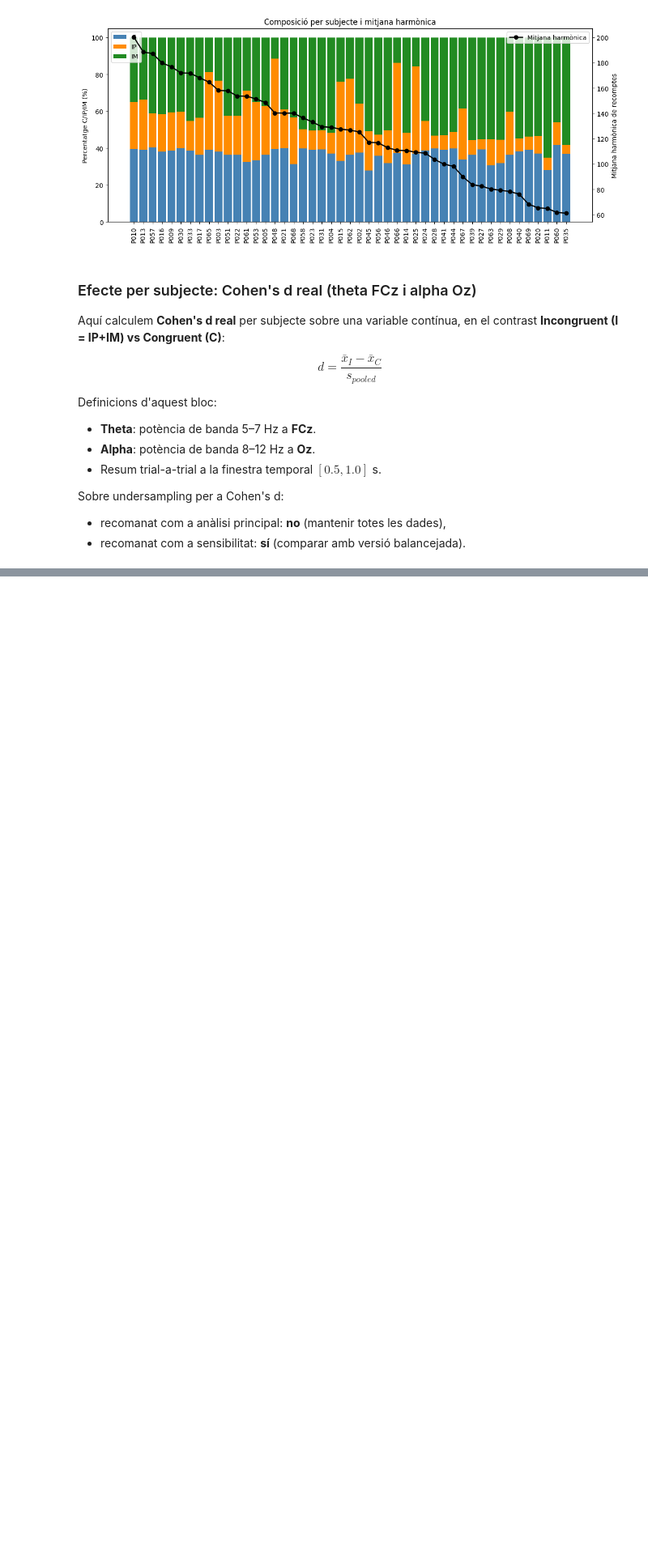
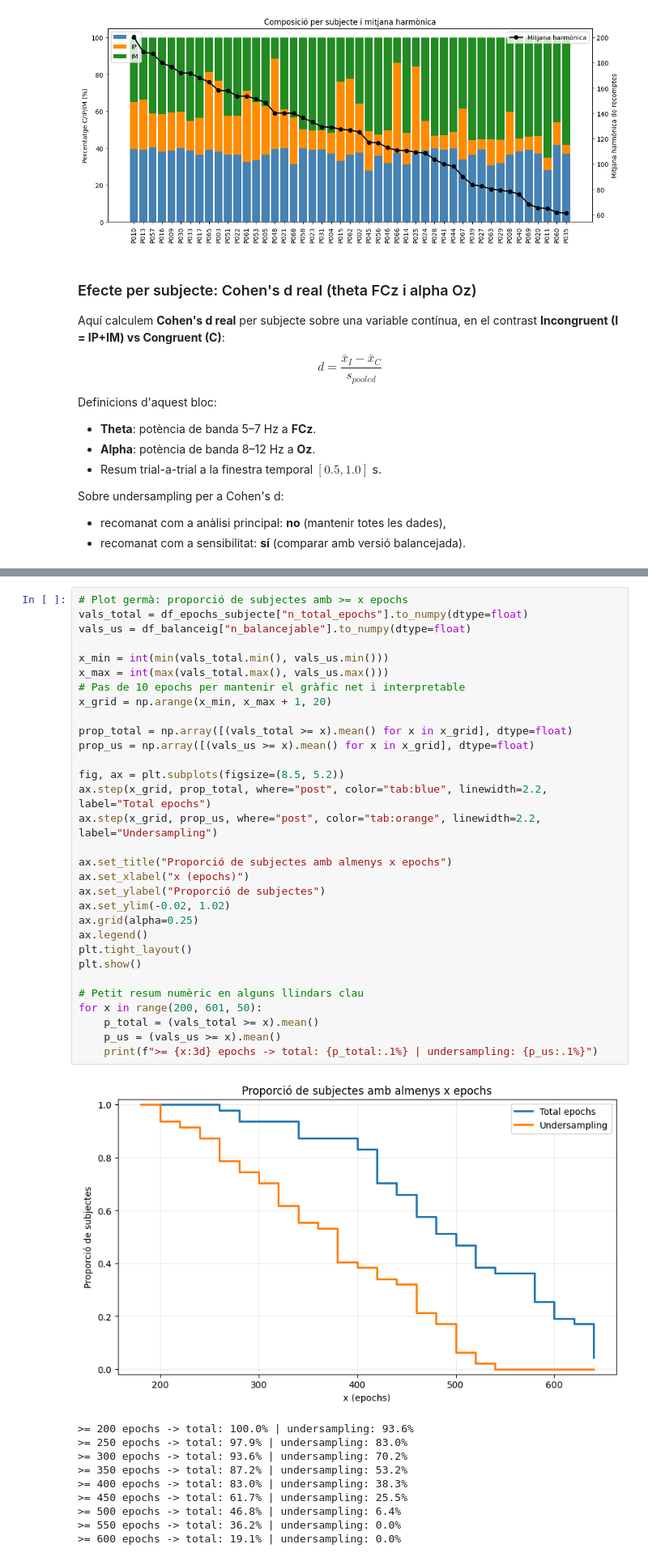
Before and after one commit to nilsduran/TFG, a Jupyter notebook: src/notebooks/01_exploració_dades.ipynb, the cells around one changed output, grey strips where cells are left out. Shown at 81% size. Cells and saved outputs as stored; diff of their text form; blank space fills up the shorter version.

```diff
--- a/src/notebooks/01_exploració_dades.ipynb
+++ b/src/notebooks/01_exploració_dades.ipynb
@@ -1630,3 +1679,45 @@ Extrems alpha (maxim i minim):
+# %%
+# Plot germà: proporció de subjectes amb >= x epochs
+vals_total = df_epochs_subjecte["n_total_epochs"].to_numpy(dtype=float)
+vals_us = df_balanceig["n_balancejable"].to_numpy(dtype=float)
+
+x_min = int(min(vals_total.min(), vals_us.min()))
+x_max = int(max(vals_total.max(), vals_us.max()))
+# Pas de 10 epochs per mantenir el gràfic net i interpretable
+x_grid = np.arange(x_min, x_max + 1, 20)
+
+prop_total = np.array([(vals_total >= x).mean() for x in x_grid], dtype=float)
+prop_us = np.array([(vals_us >= x).mean() for x in x_grid], dtype=float)
+
+fig, ax = plt.subplots(figsize=(8.5, 5.2))
+ax.step(x_grid, prop_total, where="post", color="tab:blue", linewidth=2.2, label="Total epochs")
+ax.step(x_grid, prop_us, where="post", color="tab:orange", linewidth=2.2, label="Undersampling")
+
+ax.set_title("Proporció de subjectes amb almenys x epochs")
+ax.set_xlabel("x (epochs)")
+ax.set_ylabel("Proporció de subjectes")
+ax.set_ylim(-0.02, 1.02)
+ax.grid(alpha=0.25)
+ax.legend()
+plt.tight_layout()
+plt.show()
+
+# Petit resum numèric en alguns llindars clau
+for x in range(200, 601, 50):
+    p_total = (vals_total >= x).mean()
+    p_us = (vals_us >= x).mean()
+    print(f">= {x:3d} epochs -> total: {p_total:.1%} | undersampling: {p_us:.1%}")
+# %% [output]
+[figure, added]
+>= 200 epochs -> total: 100.0% | undersampling: 93.6%
+>= 250 epochs -> total: 97.9% | undersampling: 83.0%
+>= 300 epochs -> total: 93.6% | undersampling: 70.2%
+>= 350 epochs -> total: 87.2% | undersampling: 53.2%
+>= 400 epochs -> total: 83.0% | undersampling: 38.3%
+>= 450 epochs -> total: 61.7% | undersampling: 25.5%
+>= 500 epochs -> total: 46.8% | undersampling: 6.4%
+>= 550 epochs -> total: 36.2% | undersampling: 0.0%
+>= 600 epochs -> total: 19.1% | undersampling: 0.0%
 # %%
 # x = Cohen's d, y = mitjana harmònica
 df_plot = df_theta_sorted.copy()
```
Also changed, not shown: parts of 4 cells of this notebook, 1 other file.
